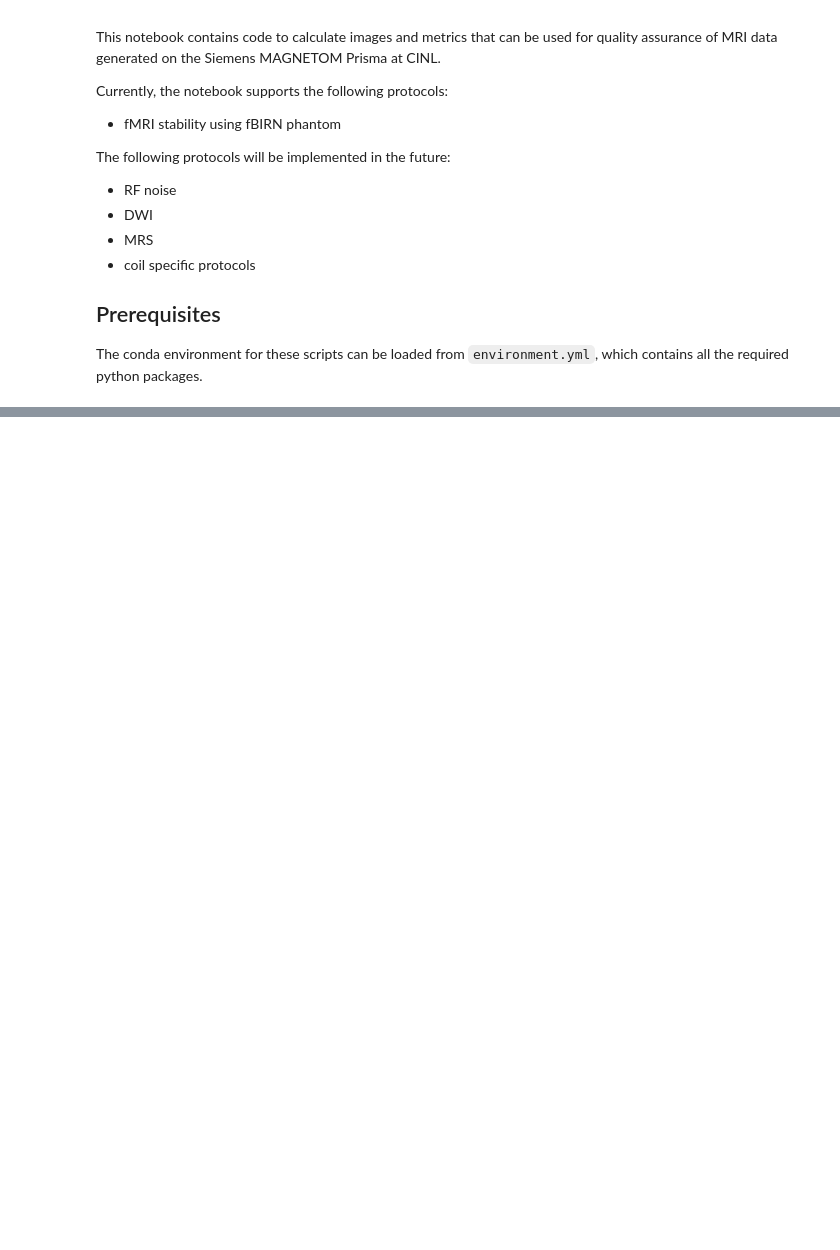
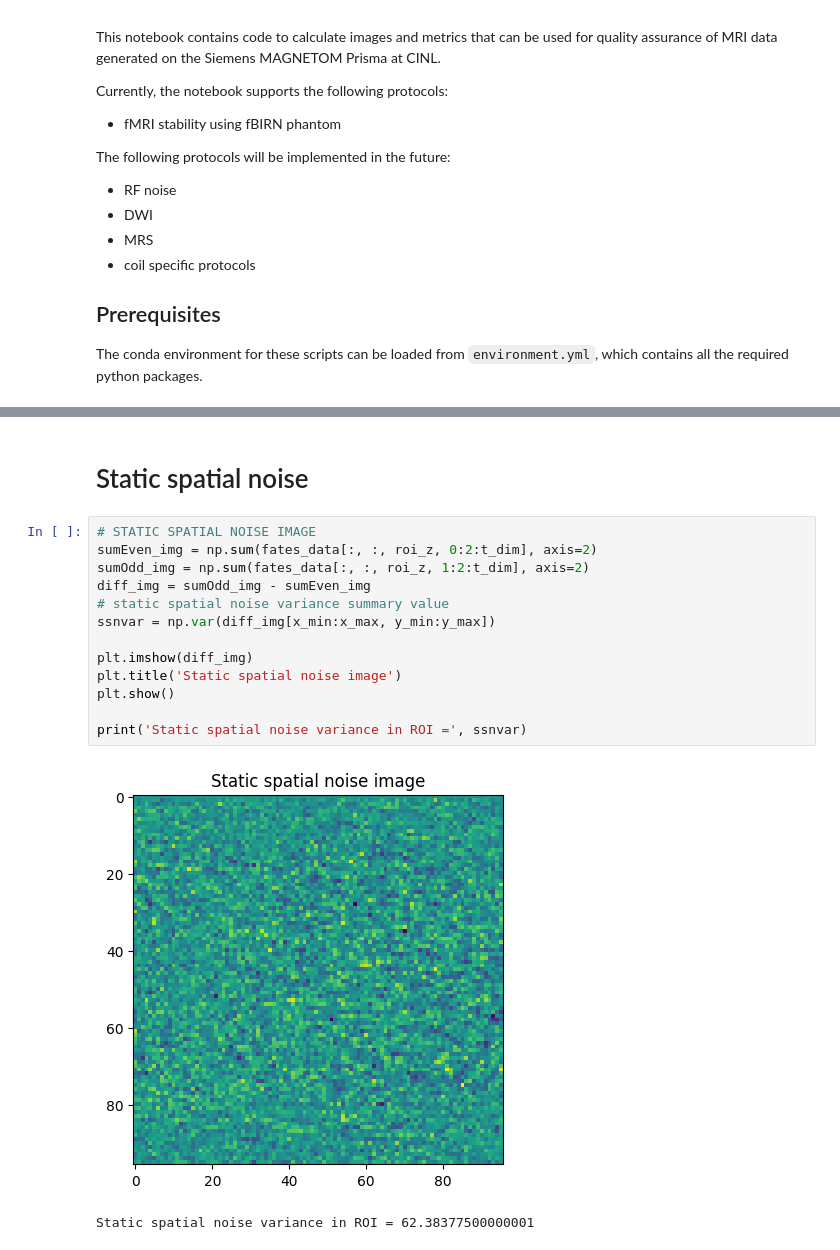
Before and after one commit to UAB-CINL/qa, a Jupyter notebook: prisma_qa.ipynb, the cells around one changed output, grey strips where cells are left out. Drawn from its saved outputs; the diff is of its cells as text; blank space fills up the shorter version.

```diff
--- a/prisma_qa.ipynb
+++ b/prisma_qa.ipynb
@@ -200,0 +150,18 @@ Signal = 1165.297265625
+# %% [markdown]
+# Static spatial noise
+# %%
+# STATIC SPATIAL NOISE IMAGE
+sumEven_img = np.sum(fates_data[:, :, roi_z, 0:2:t_dim], axis=2)
+sumOdd_img = np.sum(fates_data[:, :, roi_z, 1:2:t_dim], axis=2)
+diff_img = sumOdd_img - sumEven_img
+# static spatial noise variance summary value
+ssnvar = np.var(diff_img[x_min:x_max, y_min:y_max])
+
+plt.imshow(diff_img)
+plt.title('Static spatial noise image')
+plt.show()
+
+print('Static spatial noise variance in ROI =', ssnvar)
+# %% [output]
+[figure, added]
+Static spatial noise variance in ROI = 62.38377500000001
```
Also changed, not shown: parts of 20 cells of this notebook, 1 other file.
